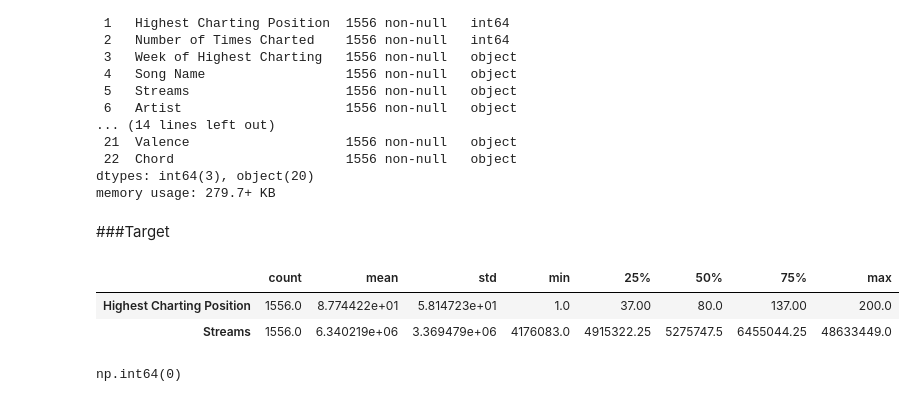
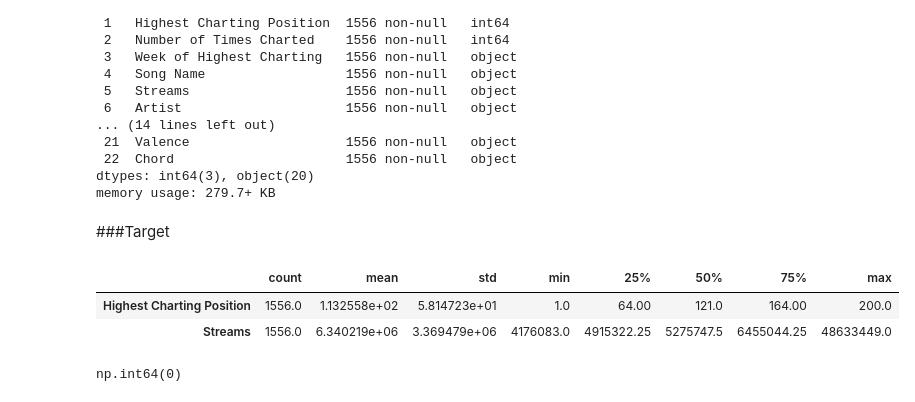
Before and after one commit to test-ds-21/stephanie465337___Data-Science-Portfolio-C21, a Jupyter notebook: Projects/Project-4/Spotify_Pass_6_Highest_Charting_Position.ipynb, the cells around one changed output. Cells and saved outputs as stored; diff of their text form; code cells hidden in the pictures.

```diff
--- a/Projects/Project-4/Spotify_Pass_6_Highest_Charting_Position.ipynb
+++ b/Projects/Project-4/Spotify_Pass_6_Highest_Charting_Position.ipynb
@@ -127,10 +126,11 @@ memory usage: 279.7+ KB
 ###Target
 # %%
 df['Streams'] = df['Streams'].str.replace(',', '').astype(int)
+df['Highest Charting Position'] = 201 - df['Highest Charting Position']
 df[['Highest Charting Position', 'Streams']].describe().transpose()
 # %% [output]
 |  | count | mean | std | min | 25% | 50% | 75% | max |
-| Highest Charting Position | 1556.0 | 8.774422e+01 | 5.814723e+01 | 1.0 | 37.00 | 80.0 | 137.00 | 200.0 |
+| Highest Charting Position | 1556.0 | 1.132558e+02 | 5.814723e+01 | 1.0 | 64.00 | 121.0 | 164.00 | 200.0 |
 | Streams | 1556.0 | 6.340219e+06 | 3.369479e+06 | 4176083.0 | 4915322.25 | 5275747.5 | 6455044.25 | 48633449.0 |
 # %%
 target = 'Highest Charting Position'
```
Also changed, not shown: parts of 24 cells of this notebook.
